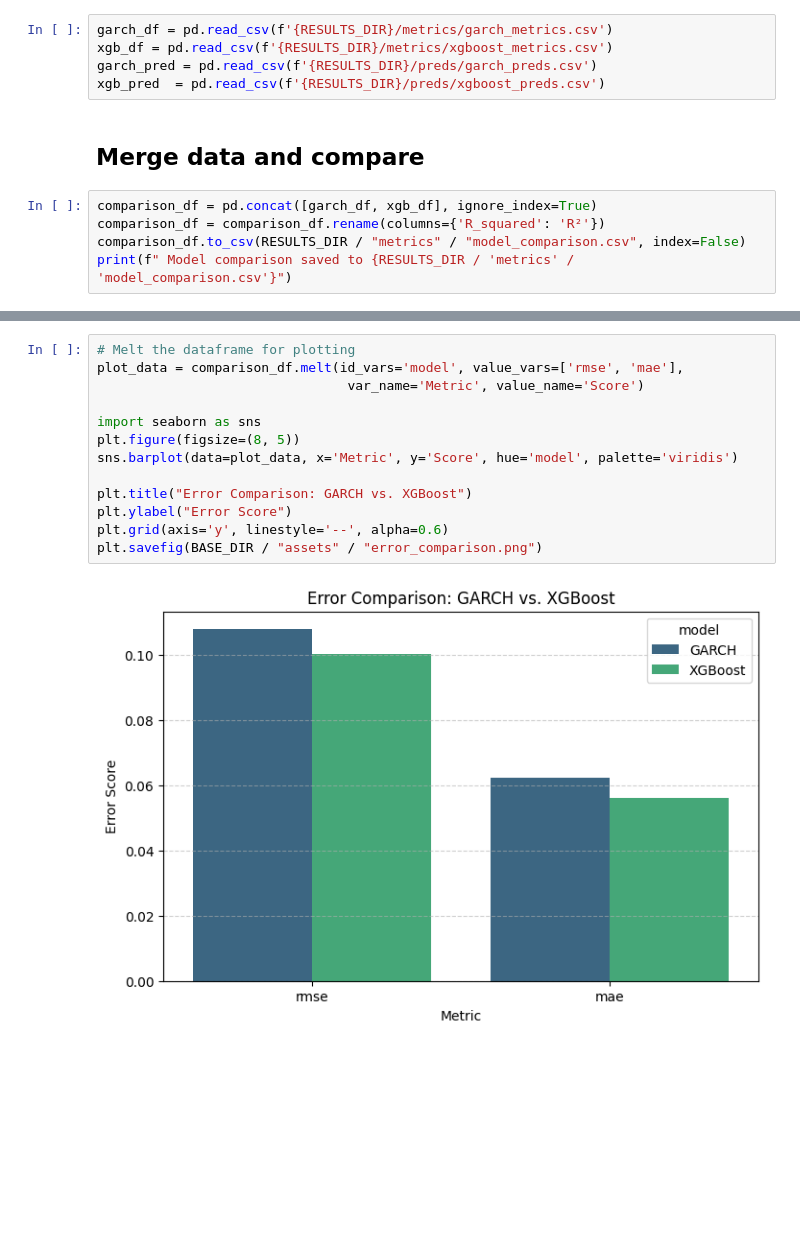
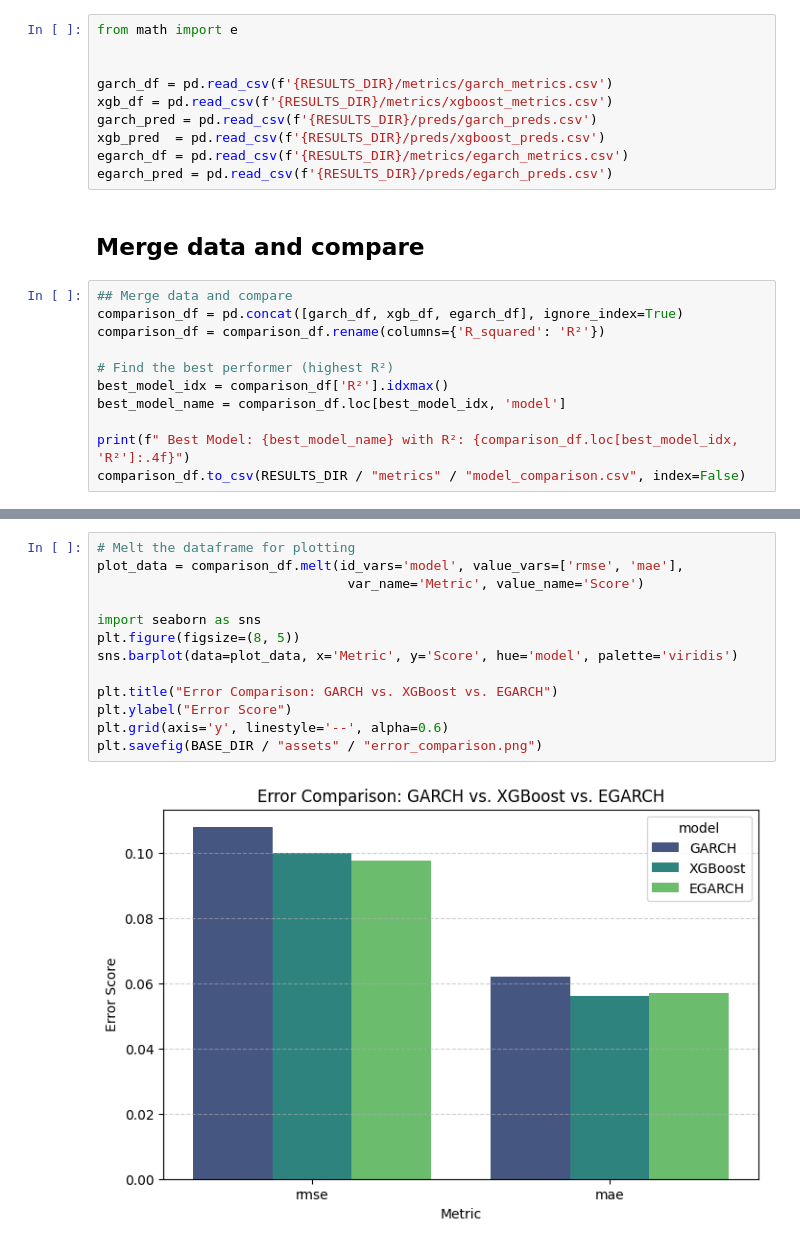
Before and after one commit to coder-red/Financial-volatility-forecasting, a Jupyter notebook: notebooks/04_model_benchmarking.ipynb, the cells around one changed output, grey strips where cells are left out. Saved outputs shown, nothing was run; the diff lists cells and outputs as text; blank space fills up the shorter version.

```diff
--- a/notebooks/04_model_benchmarking.ipynb
+++ b/notebooks/04_model_benchmarking.ipynb
@@ -7,15 +8,26 @@ import matplotlib.pyplot as plt
 # %% [markdown]
 ## Load
 # %%
+from math import e
+
+
 garch_df = pd.read_csv(f'{RESULTS_DIR}/metrics/garch_metrics.csv')
 xgb_df = pd.read_csv(f'{RESULTS_DIR}/metrics/xgboost_metrics.csv')
 garch_pred = pd.read_csv(f'{RESULTS_DIR}/preds/garch_preds.csv')
 xgb_pred  = pd.read_csv(f'{RESULTS_DIR}/preds/xgboost_preds.csv')
+egarch_df = pd.read_csv(f'{RESULTS_DIR}/metrics/egarch_metrics.csv')
+egarch_pred = pd.read_csv(f'{RESULTS_DIR}/preds/egarch_preds.csv')
 # %% [markdown]
 ## Merge data and compare
 # %%
-comparison_df = pd.concat([garch_df, xgb_df], ignore_index=True)
+## Merge data and compare
+comparison_df = pd.concat([garch_df, xgb_df, egarch_df], ignore_index=True)
 comparison_df = comparison_df.rename(columns={'R_squared': 'R²'})
+
+# Find the best performer (highest R²)
+best_model_idx = comparison_df['R²'].idxmax()
+best_model_name = comparison_df.loc[best_model_idx, 'model']
+
+print(f" Best Model: {best_model_name} with R²: {comparison_df.loc[best_model_idx, 'R²']:.4f}")
 comparison_df.to_csv(RESULTS_DIR / "metrics" / "model_comparison.csv", index=False)
-print(f" Model comparison saved to {RESULTS_DIR / 'metrics' / 'model_comparison.csv'}")
 # %% [output]
@@ -45,15 +59,15 @@ Accuracy Gain: XGBoost increased R² by 108.72%
 # %%
 # Melt the dataframe for plotting
 plot_data = comparison_df.melt(id_vars='model', value_vars=['rmse', 'mae'],
                                 var_name='Metric', value_name='Score')
 
 import seaborn as sns
 plt.figure(figsize=(8, 5))
 sns.barplot(data=plot_data, x='Metric', y='Score', hue='model', palette='viridis')
 
-plt.title("Error Comparison: GARCH vs. XGBoost")
+plt.title("Error Comparison: GARCH vs. XGBoost vs. EGARCH")
 plt.ylabel("Error Score")
 plt.grid(axis='y', linestyle='--', alpha=0.6)
 plt.savefig(BASE_DIR / "assets" / "error_comparison.png")
 # %% [output]
-[figure, old version]
+[figure, new version]
```
Also changed, not shown: parts of 5 cells of this notebook, 13 other files.
